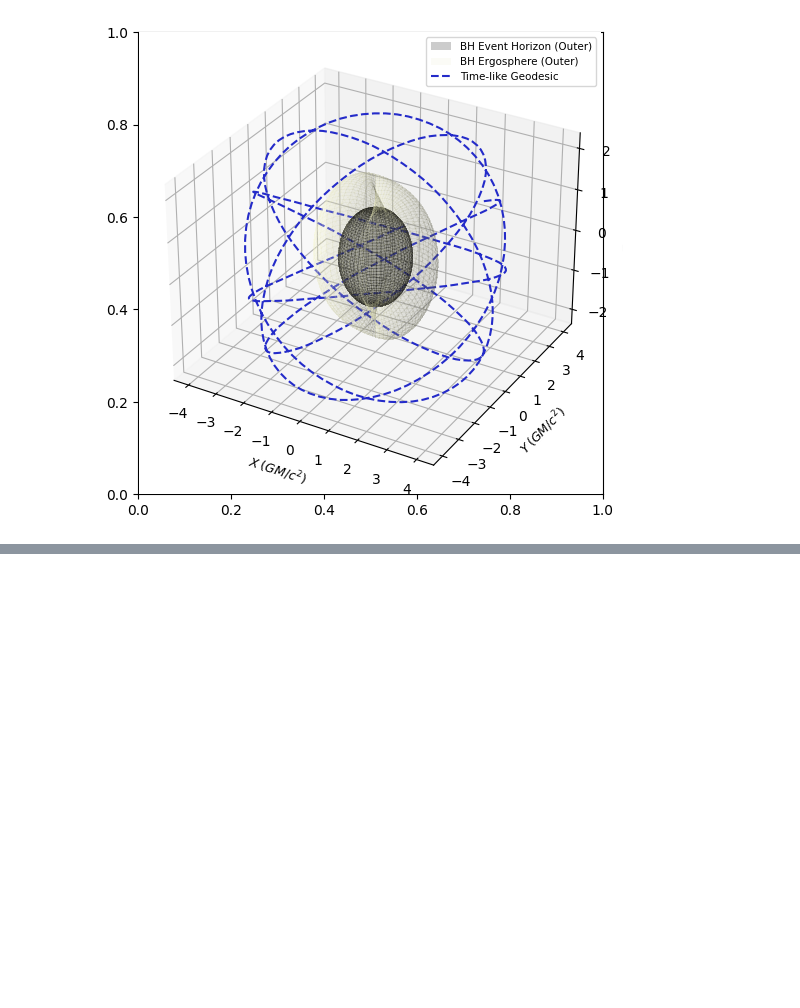
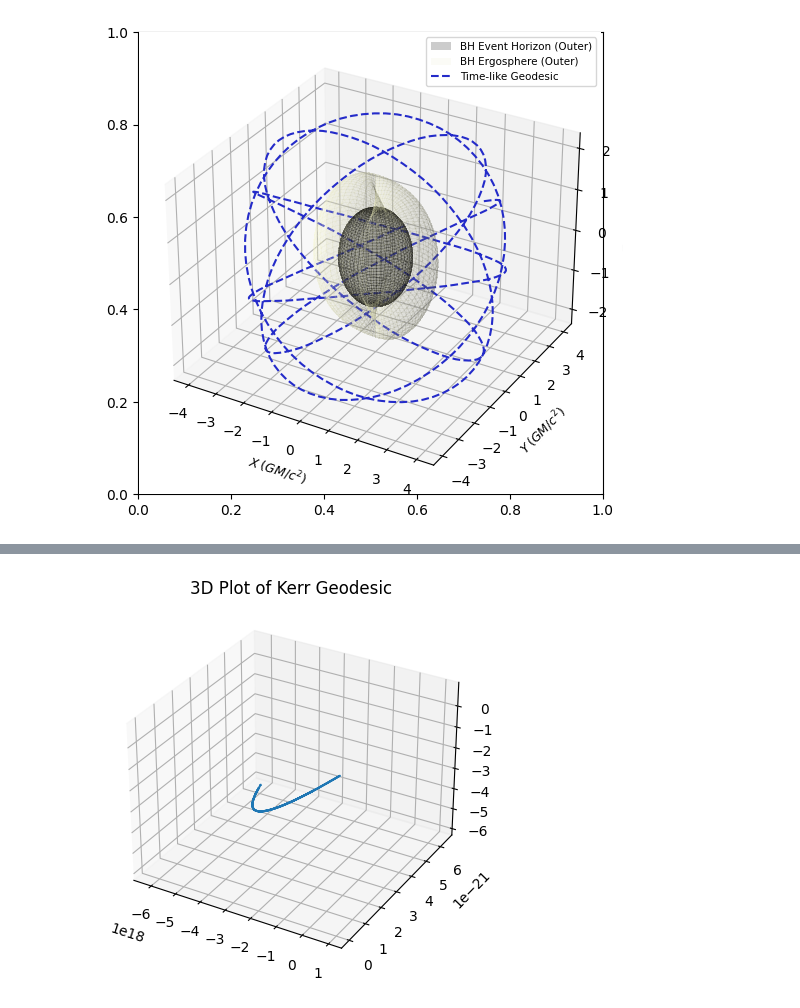
Before and after one commit to Songtech-0912/bh-geodesics-plot, a Jupyter notebook: geodesics_v1.ipynb, the cells around one changed output, grey strips where cells are left out. Cells and saved outputs as stored; diff of their text form; code cells hidden in the pictures; blank space fills up the shorter version.

Commit message:
Added kerr geodesic plots

```diff
--- a/geodesics_v1.ipynb
+++ b/geodesics_v1.ipynb
@@ -326,0 +318,39 @@ gpl2.show()
+# %%
+def kerr_d_dt(t, X, mu=-1, E=0.935179, L=2.37176, Q=3.82514, a=0.9, M=6e30):
+    t, r, theta, phi, p_r, p_theta = X
+    delta = r ** 2 - 2 * M * r + a ** 2
+    sigma = r ** 2 + a ** 2 * np.cos(theta) ** 2
+    dt_dt = E + (2 * r * (r ** 2 + a ** 2) * E - 2 * a * r * L) / (sigma * delta)
+    dr_dt = delta / sigma * p_r
+    dtheta_dt = p_theta / sigma
+    dphi_dt = (2 * a * r * E + (sigma - 2 * r) * (L / (np.sin(theta) ** 2))) / (sigma * delta)
+    dp_r_dt = 1 / (sigma * delta) * (((r ** 2 + a ** 2) * mu - (Q + L ** 2 + a ** 2 * (E ** 2 + mu))) * (r - 1) + r * delta * mu + 2 * r * (r ** 2 + a ** 2) * E ** 2 - 2 * a * E * L - (2 * (p_r ** 2) * (r-1)) / sigma)
+    dp_theta_dt = (np.sin(theta) * np.cos(theta)) / sigma * ((L ** 2) / ((np.sin(theta) ** 4)) - a ** 2 * (E ** 2 + mu))
+    return [dt_dt, dr_dt, dtheta_dt, dphi_dt, dp_r_dt, dp_theta_dt]
+# %%
+tmax = 1500000000
+samples = 500000
+t = np.linspace(0, tmax, samples)
+# %%
+# set high error tolerance or it takes forever
+geodesic = solve_ivp(kerr_d_dt, (0, tmax), y0=initial_kerr, rtol=1e3, dense_output=True)
+kerr_geodesic = geodesic.sol(t)
+# %%
+tau = kerr_geodesic[0]
+r = kerr_geodesic[1]
+theta = kerr_geodesic[2]
+phi = kerr_geodesic[3]
+# %%
+fig = plt.figure()
+ax = plt.axes(projection='3d')
+
+# Convert from spherical to cartesian
+x = r * np.sin(theta) * np.cos(phi)
+y = r * np.sin(theta) * np.sin(phi)
+z = r * np.cos(theta)
+
+ax.plot3D(x, y, z)
+ax.set_title('3D Plot of Kerr Geodesic')
+plt.show()
+# %% [output]
+[figure, added]
```
Also changed, not shown: parts of 14 cells of this notebook.
